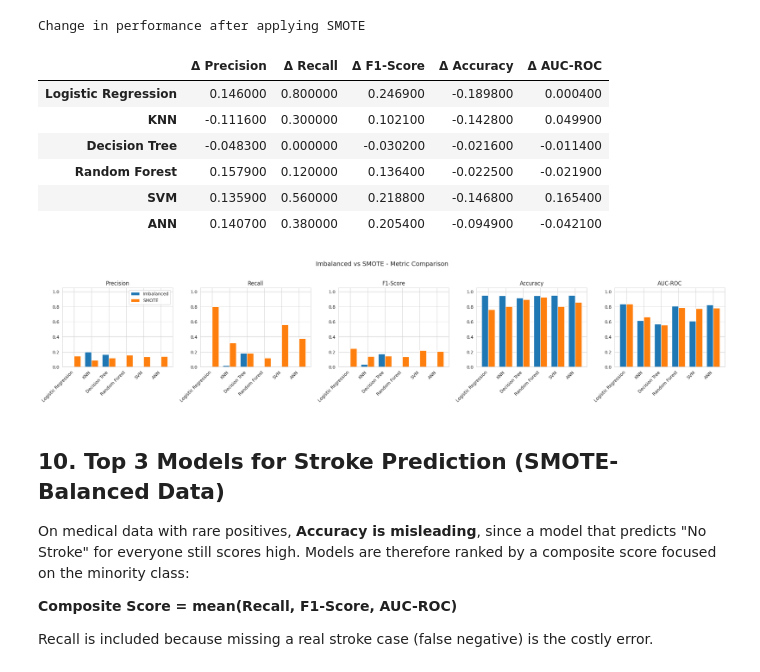
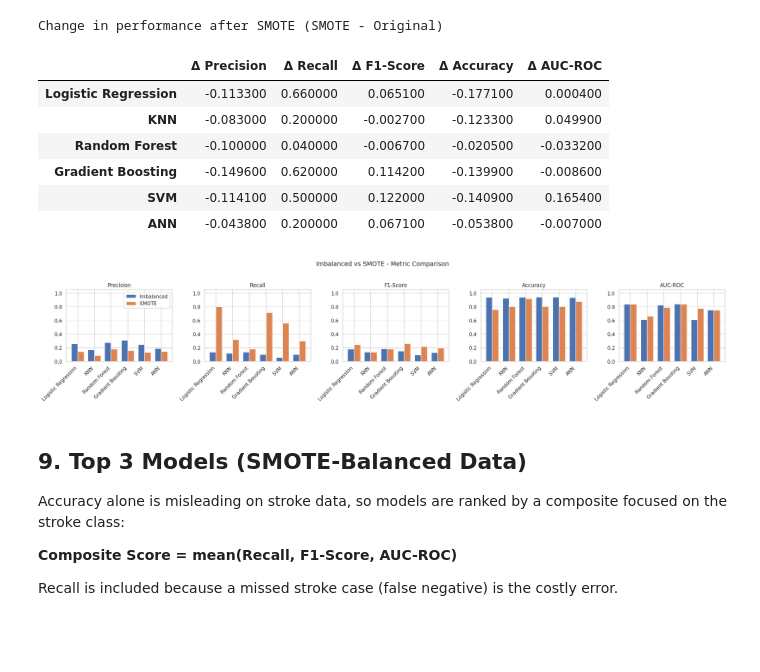
Before and after one commit to shriya-dev-ui/lab1aiml, a Jupyter notebook: Stroke_SMOTE_Classifier_Comparison.ipynb, the cells around one changed output. Cells and saved outputs as stored; diff of their text form; code cells hidden in the pictures; blank space fills up the shorter version.

```diff
--- a/Stroke_SMOTE_Classifier_Comparison.ipynb
+++ b/Stroke_SMOTE_Classifier_Comparison.ipynb
@@ -337,4 +2,0 @@ plot_confusion_matrices(preds_sm, y_test, "Confusion Matrices - SMOTE-Balanced D
-# %%
-fig_titles = [("Original (Imbalanced)", probs_imb), ("SMOTE-Balanced", probs_sm)]
-for t, p in fig_titles:
-    plot_roc(p, y_test, f"ROC Curves - {t}")
@@ -345,0 +204,25 @@ for t, p in fig_titles:
+# %%
+MIN_FLAG_RATE = 0.02          # minimum share of patients a model must flag as stroke
+cv = StratifiedKFold(n_splits=5, shuffle=True, random_state=RANDOM_STATE)
+
+res_imb, preds_imb, probs_imb, thr_imb = {}, {}, {}, {}
+
+for name, model in get_models().items():
+    oof_prob = cross_val_predict(model, X_train_sc, y_train, cv=cv, method="predict_proba")[:, 1]
+
+    thr = 0.5                                              # standard threshold
+    if (oof_prob >= thr).mean() < MIN_FLAG_RATE:           # model almost never predicts stroke
+        thr = float(np.quantile(oof_prob, 1 - MIN_FLAG_RATE))
+
+    model.fit(X_train_sc, y_train)
+    prob = model.predict_proba(X_test_sc)[:, 1]
+    pred = (prob >= thr).astype(int)
+
+    res_imb[name] = compute_metrics(y_test, pred, prob)
+    preds_imb[name], probs_imb[name], thr_imb[name] = pred, prob, round(thr, 4)
+    print(f"done: {name}")
+
+res_imb = pd.DataFrame(res_imb).T.round(4)
+print("\nThresholds used (0.5 = standard; lower = safeguard applied):", thr_imb)
+print("\nResults on ORIGINAL imbalanced data")
+display(res_imb)
@@ -345,0 +293,14 @@ for t, p in fig_titles:
+# %%
+res_sm, preds_sm, probs_sm = {}, {}, {}
+
+for name, model in get_models().items():
+    model.fit(X_train_sm, y_train_sm)
+    prob = model.predict_proba(X_test_sc)[:, 1]
+    pred = (prob >= 0.5).astype(int)
+    res_sm[name] = compute_metrics(y_test, pred, prob)
+    preds_sm[name], probs_sm[name] = pred, prob
+    print(f"done: {name}")
+
+res_sm = pd.DataFrame(res_sm).T.round(4)
+print("\nResults on SMOTE-balanced data")
+display(res_sm)
@@ -359,44 +362,42 @@ display(comparison)
 # %%
-# Change in each metric after SMOTE (SMOTE - Original)
 delta = (res_sm - res_imb).round(4)
 delta.columns = [f"Δ {c}" for c in delta.columns]
-print("Change in performance after applying SMOTE")
+print("Change in performance after SMOTE (SMOTE - Original)")
 display(delta.style.background_gradient(cmap="RdYlGn", axis=None))
 # %% [output]
-Change in performance after applying SMOTE
+Change in performance after SMOTE (SMOTE - Original)
 |  | Δ Precision | Δ Recall | Δ F1-Score | Δ Accuracy | Δ AUC-ROC |
-| Logistic Regression | 0.146000 | 0.800000 | 0.246900 | -0.189800 | 0.000400 |
-| KNN | -0.111600 | 0.300000 | 0.102100 | -0.142800 | 0.049900 |
-| Decision Tree | -0.048300 | 0.000000 | -0.030200 | -0.021600 | -0.011400 |
-| Random Forest | 0.157900 | 0.120000 | 0.136400 | -0.022500 | -0.021900 |
-| SVM | 0.135900 | 0.560000 | 0.218800 | -0.146800 | 0.165400 |
-| ANN | 0.140700 | 0.380000 | 0.205400 | -0.094900 | -0.042100 |
+| Logistic Regression | -0.113300 | 0.660000 | 0.065100 | -0.177100 | 0.000400 |
+| KNN | -0.083000 | 0.200000 | -0.002700 | -0.123300 | 0.049900 |
+| Random Forest | -0.100000 | 0.040000 | -0.006700 | -0.020500 | -0.033200 |
+| Gradient Boosting | -0.149600 | 0.620000 | 0.114200 | -0.139900 | -0.008600 |
+| SVM | -0.114100 | 0.500000 | 0.122000 | -0.140900 | 0.165400 |
+| ANN | -0.043800 | 0.200000 | 0.067100 | -0.053800 | -0.007000 |
 # %%
 metrics = ["Precision", "Recall", "F1-Score", "Accuracy", "AUC-ROC"]
-fig, axes = plt.subplots(1, 5, figsize=(22, 4.5), sharey=False)
+fig, axes = plt.subplots(1, 5, figsize=(22, 4.5))
 x = np.arange(len(res_imb))
 w = 0.38
 for ax, m in zip(axes, metrics):
     ax.bar(x - w/2, res_imb[m], w, label="Imbalanced")
     ax.bar(x + w/2, res_sm[m], w, label="SMOTE")
     ax.set_xticks(x)
     ax.set_xticklabels(res_imb.index, rotation=45, ha="right")
     ax.set_title(m)
     ax.set_ylim(0, 1.05)
 axes[0].legend()
 plt.suptitle("Imbalanced vs SMOTE - Metric Comparison", y=1.03, fontsize=14)
 plt.tight_layout()
 plt.show()
 # %% [output]
-[figure, old version]
+[figure, new version]
 # %% [markdown]
-## 10. Top 3 Models for Stroke Prediction (SMOTE-Balanced Data)
-On medical data with rare positives, **Accuracy is misleading**, since a model that predicts "No Stroke" for everyone still scores high.
-Models are therefore ranked by a composite score focused on the minority class:
+## 9. Top 3 Models (SMOTE-Balanced Data)
+Accuracy alone is misleading on stroke data, so models are ranked by a composite focused on the stroke class:
 
 **Composite Score = mean(Recall, F1-Score, AUC-ROC)**
 
-Recall is included because missing a real stroke case (false negative) is the costly error.
+Recall is included because a missed stroke case (false negative) is the costly error.
 # %%
 final = res_sm.copy()
 final["Composite Score"] = final[["Recall", "F1-Score", "AUC-ROC"]].mean(axis=1).round(4)
```
Also changed, not shown: parts of 50 cells of this notebook.
